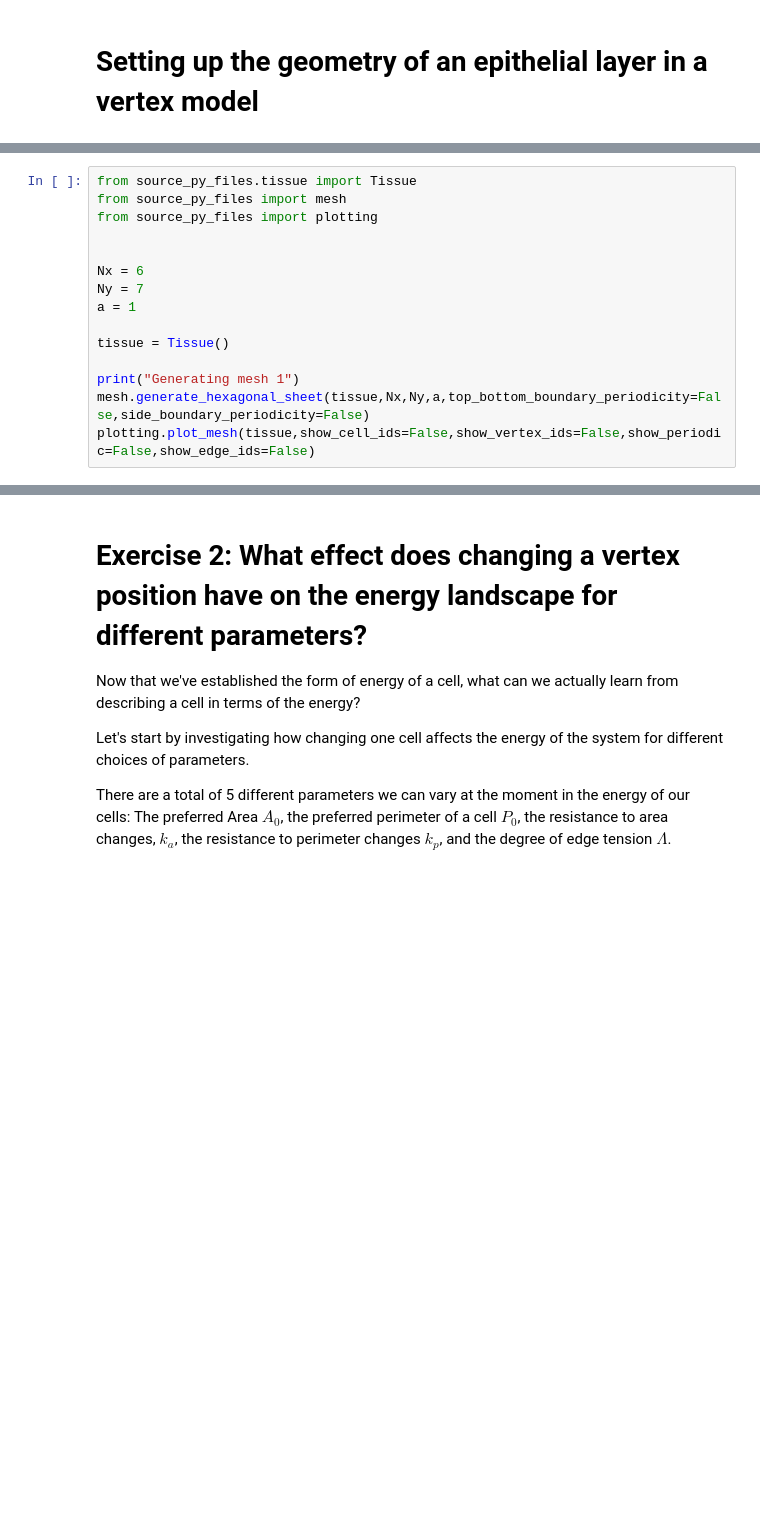
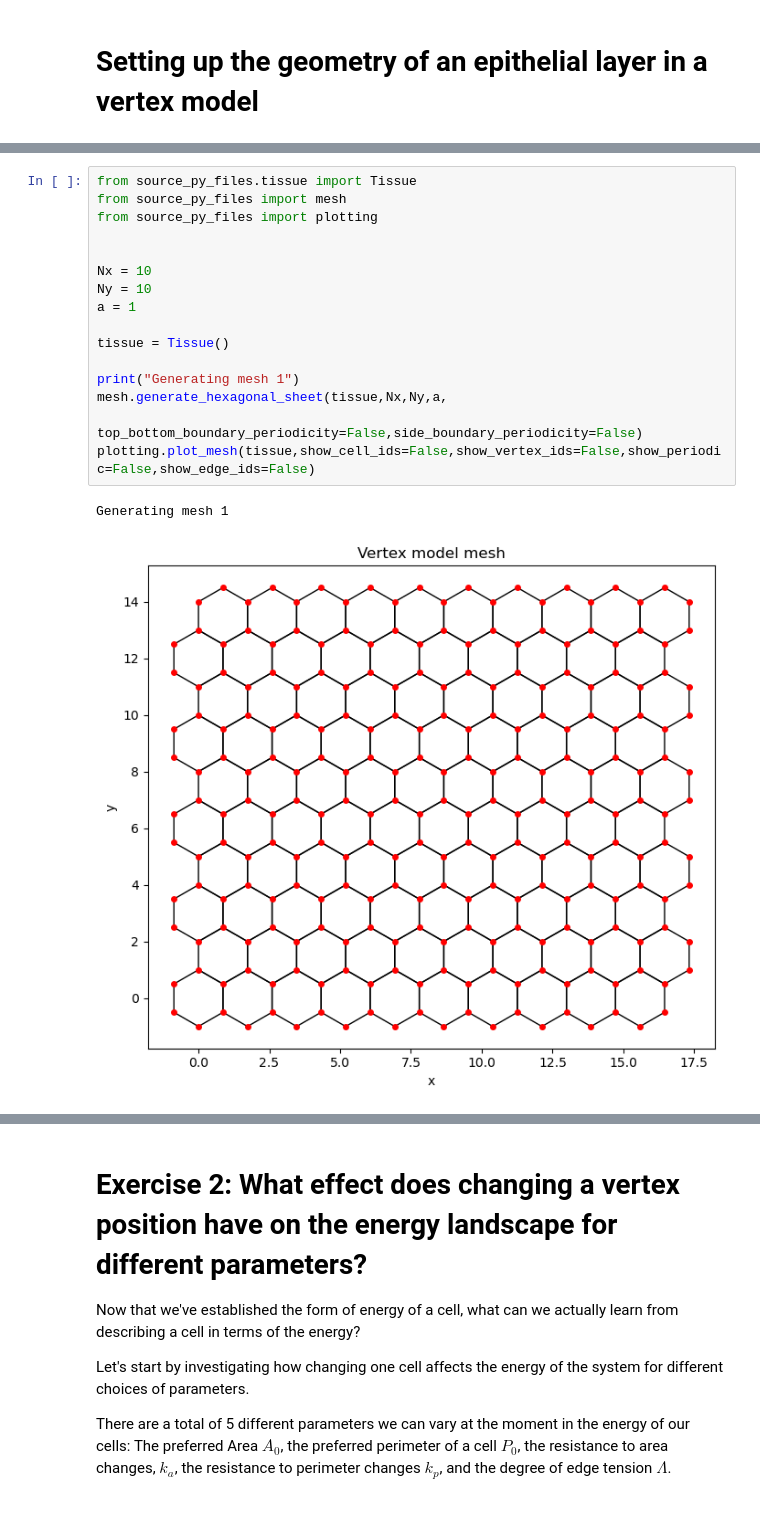
Before and after one commit to IanEstabrook/CMCB_Practical_Course_Vertex_Modelling, a Jupyter notebook: vertex_model_main_final.ipynb, the cells around one changed output, grey strips where cells are left out. Drawn from its saved outputs; the diff is of its cells as text; blank space fills up the shorter version.

```diff
--- a/vertex_model_main_final.ipynb
+++ b/vertex_model_main_final.ipynb
@@ -120,18 +120,22 @@ Generates a plot of the tissue. Setting the various parameters , show_cell_ids=F
 # %%
 from source_py_files.tissue import Tissue
 from source_py_files import mesh
 from source_py_files import plotting
 
 
-Nx = 6
-Ny = 7
+Nx = 10
+Ny = 10
 a = 1
 
 tissue = Tissue()
 
 print("Generating mesh 1")
-mesh.generate_hexagonal_sheet(tissue,Nx,Ny,a,top_bottom_boundary_periodicity=False,side_boundary_periodicity=False)
+mesh.generate_hexagonal_sheet(tissue,Nx,Ny,a,
+                              top_bottom_boundary_periodicity=False,side_boundary_periodicity=False)
 plotting.plot_mesh(tissue,show_cell_ids=False,show_vertex_ids=False,show_periodic=False,show_edge_ids=False)
+# %% [output]
+Generating mesh 1
+[figure, added]
 # %% [markdown]
 # So how do we get from some hexagons, to a physically (or biologically!) meaningful statement on how a system evolves
 
```
Also changed, not shown: parts of 11 cells of this notebook.
